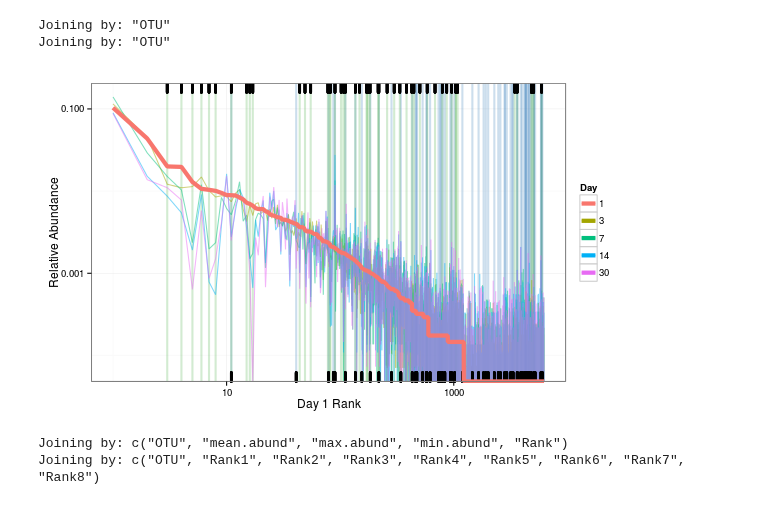
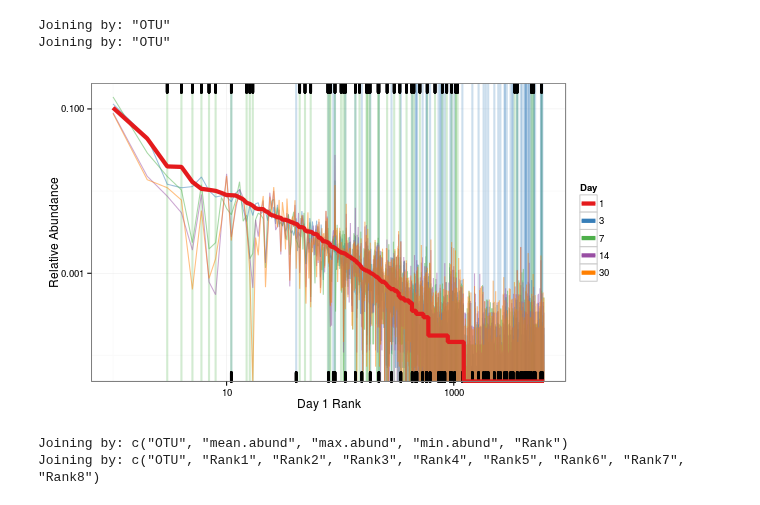
Before and after one commit to chuckpr/CSIP_succession_data_analysis, a Jupyter notebook: figures_and_stats/responder_info.ipynb, the cells around one changed output. Saved outputs shown, nothing was run; the diff lists cells and outputs as text; code cells hidden in the pictures.

Commit message:
new colors

```diff
--- a/figures_and_stats/responder_info.ipynb
+++ b/figures_and_stats/responder_info.ipynb
@@ -117,31 +117,35 @@ Joining by: "OTU"
 Joining by: "OTU"
 # %%
 %%R -w 600 -h 350
+getPalette = colorRampPalette(brewer.pal(5, "Set1"))
+
 p = ggplot(mdf.byday.ranked, aes(x = Rank, y = mean_day_abundance, color = factor(Day)))
 
 p = p + geom_vline(data = d.cell, aes(xintercept = Rank), color = "#377eb8", alpha = 0.25, size = 1)
 p = p + geom_vline(data = d.xyl, aes(xintercept = Rank), color = "#4daf4a", alpha = 0.25, size = 1)
 
 p = p + geom_line(alpha = 0.5)
 
 p = p + geom_rug(data = d.cell, color = "black", sides = "b", size = 1.25)
 p = p + geom_rug(data = d.xyl, color = "black", sides = "t", size = 1.25)
 
 p = p + geom_line(data = subset(mdf.byday.ranked, Day == 1), size = 2)
 
 p = p + scale_y_log10()
 
 p = p + scale_x_log10()
 
+p = p + scale_color_manual(values=getPalette(5))
+
 p = p + theme_bw()
 
 p = p + labs(x = "Day 1 Rank", y = "Relative Abundance", color = "Day")
 
 p.rabund = p
 
 p.rabund
 # %% [output]
-[figure, old version]
+[figure, new version]
 # %%
 %%R -h 400 -w 700
 
```
Also changed, not shown: parts of 3 cells of this notebook, 3 other files.
